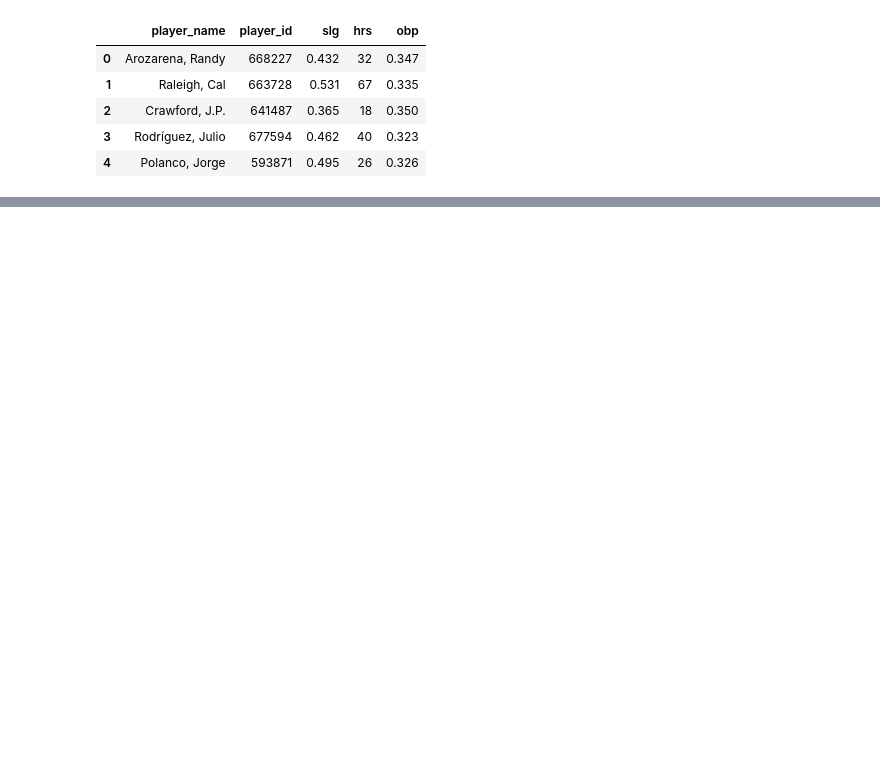
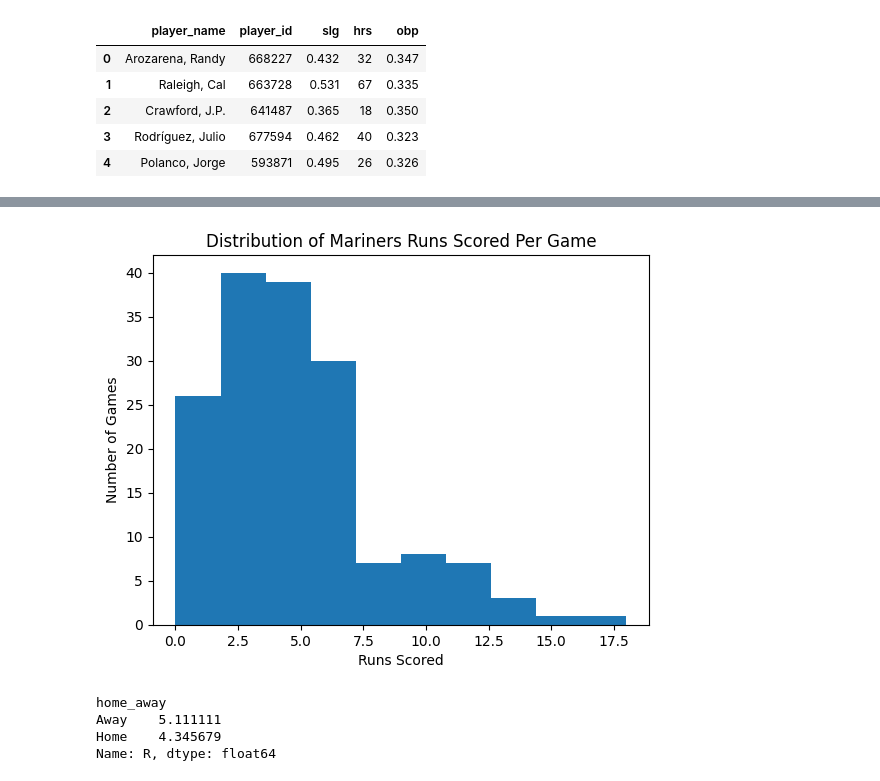
Before and after one commit to engdengs/Mariners, a Jupyter notebook: main.ipynb, the cells around one changed output, grey strips where cells are left out. Drawn from its saved outputs; the diff is of its cells as text; code cells hidden in the pictures; blank space fills up the shorter version.

Commit message:
Add Mariners game log EDA and merge notes

```diff
--- a/main.ipynb
+++ b/main.ipynb
@@ -27,0 +81,8 @@ savant_df.head()
+# %%
+import pandas as pd
+
+url = "https://www.baseball-reference.com/teams/SEA/2025-schedule-scores.shtml"
+
+tables = pd.read_html(url)
+
+len(tables)
@@ -27,0 +103,4 @@ savant_df.head()
+# %%
+game_logs = tables[0]
+
+game_logs.head()
@@ -27,0 +115,17 @@ savant_df.head()
+# %%
+# Remove repeated header rows if they exist
+game_logs = game_logs[game_logs["Gm#"] != "Gm#"].copy()
+
+# Convert runs to numeric
+game_logs["R"] = pd.to_numeric(game_logs["R"], errors="coerce")
+game_logs["RA"] = pd.to_numeric(game_logs["RA"], errors="coerce")
+
+# Create home/away column
+game_logs["home_away"] = game_logs["Unnamed: 4"].apply(
+    lambda x: "Away" if x == "@" else "Home"
+)
+
+# Keep useful columns
+mariners_games = game_logs[["Date", "Opp", "home_away", "R", "RA", "W/L"]].copy()
+
+mariners_games.head()
@@ -27,0 +167,18 @@ savant_df.head()
+# %%
+import matplotlib.pyplot as plt
+
+mariners_games["R"].plot(kind="hist", bins=10)
+
+plt.title("Distribution of Mariners Runs Scored Per Game")
+plt.xlabel("Runs Scored")
+plt.ylabel("Number of Games")
+plt.show()
+# %% [output]
+[figure, added]
+# %%
+mariners_games.groupby("home_away")["R"].mean()
+# %% [output]
+home_away
+Away    5.111111
+Home    4.345679
+Name: R, dtype: float64
```
Also changed, not shown: parts of 11 cells of this notebook, 2 other files.
